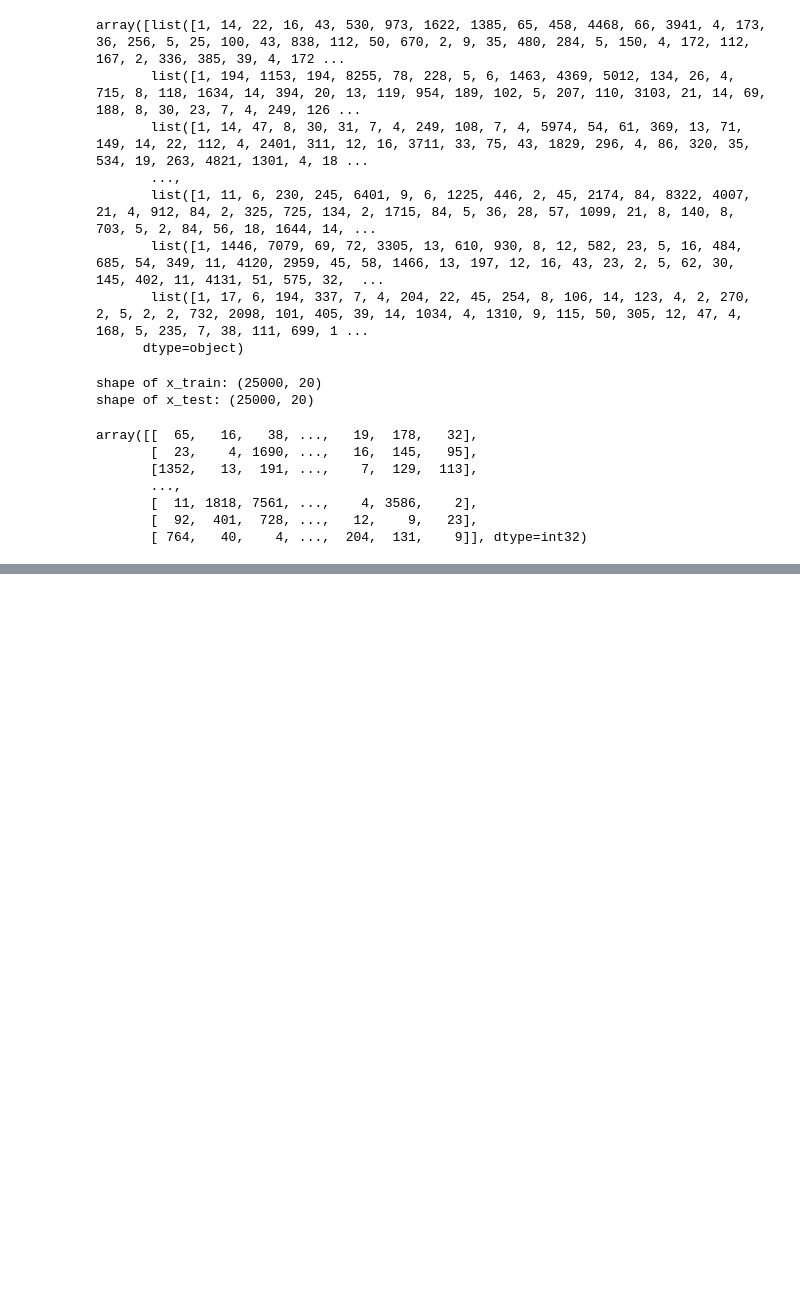
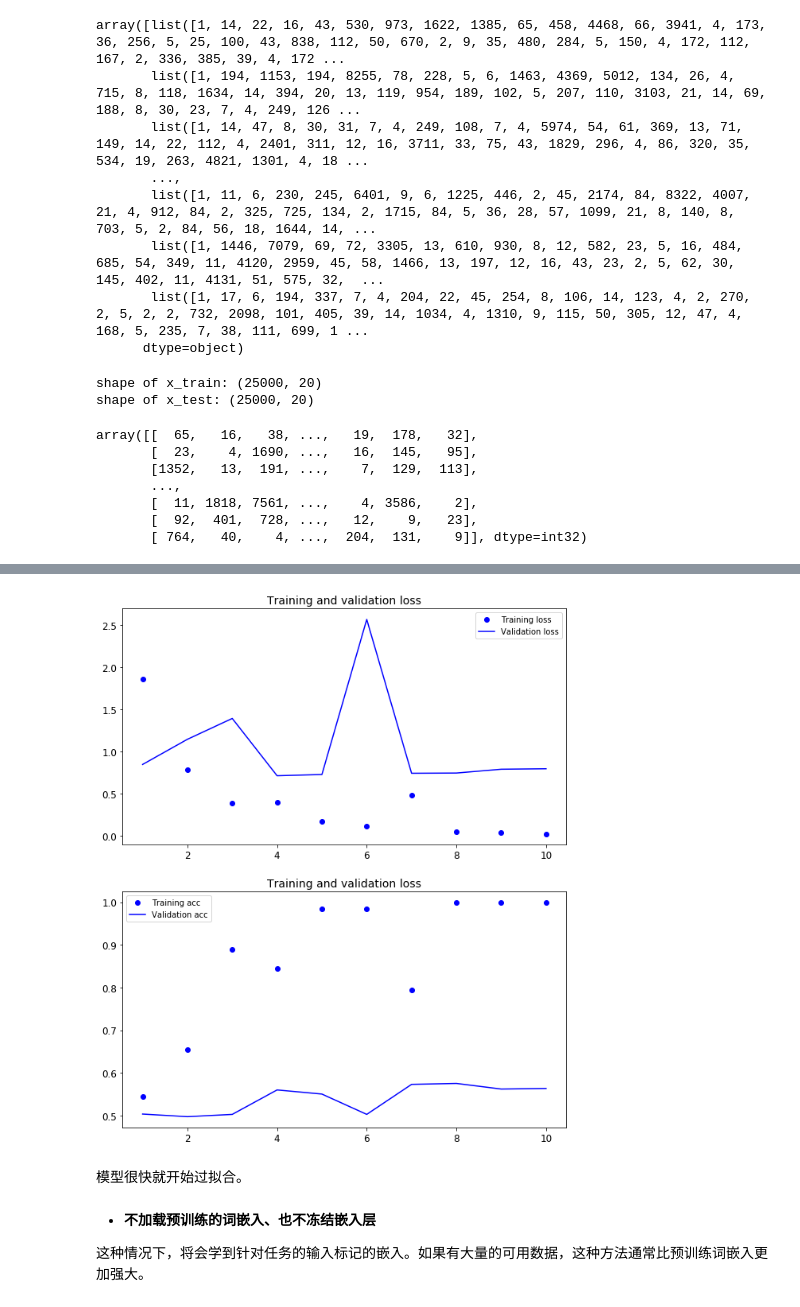
Before and after one commit to libingallin/DLwithPython, a Jupyter notebook: ch6.1_deal_with_text_data.ipynb, the cells around one changed output, grey strips where cells are left out. Drawn from its saved outputs; the diff is of its cells as text; code cells hidden in the pictures; blank space fills up the shorter version.

Commit message:
word embedding

```diff
--- a/ch6.1_deal_with_text_data.ipynb
+++ b/ch6.1_deal_with_text_data.ipynb
@@ -216,0 +280,3 @@ Epoch 10/10
+# %%
+# 每个评论（样本）只取前maxlen(100)个单词
+data = pad_sequences(sequences, maxlen=maxlen)
@@ -216,0 +345,10 @@ Epoch 10/10
+# %%
+from keras.models import Sequential
+from keras.layers import Embedding, Flatten, Dense
+
+model = Sequential()
+model.add(Embedding(max_words, embedding_dim, input_length=maxlen))
+model.add(Flatten())
+model.add(Dense(32, activation='relu'))
+model.add(Dense(1, activation='sigmoid'))
+model.summary()
@@ -216,0 +377,3 @@ Epoch 10/10
+# %%
+model.layers[0].set_weights([embedding_matrix])
+model.layers[0].trainable = False
@@ -216,0 +382,9 @@ Epoch 10/10
+# %%
+model.compile(optimizer='rmsprop',
+              loss='binary_crossentropy',
+              metrics=['acc'])
+history = model.fit(x_train, y_train,
+                    epochs=10,
+                    batch_size=32,
+                    validation_data=(x_val, y_val))
+model.save_weights('pretrained_glove_model.h5')
@@ -216,0 +409,28 @@ Epoch 10/10
+# %%
+acc = history.history['acc']
+loss = history.history['loss']
+val_acc = history.history['val_acc']
+val_loss = history.history['val_loss']
+
+epochs = range(1, len(acc) + 1)
+
+fig, axes = plt.subplots(2, 1, figsize=(10, 12))
+axes[0].plot(epochs, loss, 'bo', label='Training loss')
+axes[0].plot(epochs, val_loss, 'b', label='Validation loss')
+axes[0].set_title("Training and validation loss", fontsize=14)
+axes[0].legend()
+
+axes[1].plot(epochs, acc, 'bo', label='Training acc')
+axes[1].plot(epochs, val_acc, 'b', label='Validation acc')
+axes[1].set_title("Training and validation loss", fontsize=14)
+axes[1].legend()
+
+plt.show()
+# %% [output]
+[figure, added]
+# %% [markdown]
+模型很快就开始过拟合。
+# %% [markdown]
++ **不加载预训练的词嵌入、也不冻结嵌入层**
+
+这种情况下，将会学到针对任务的输入标记的嵌入。如果有大量的可用数据，这种方法通常比预训练词嵌入更加强大。
```
Also changed, not shown: parts of 39 cells of this notebook.
